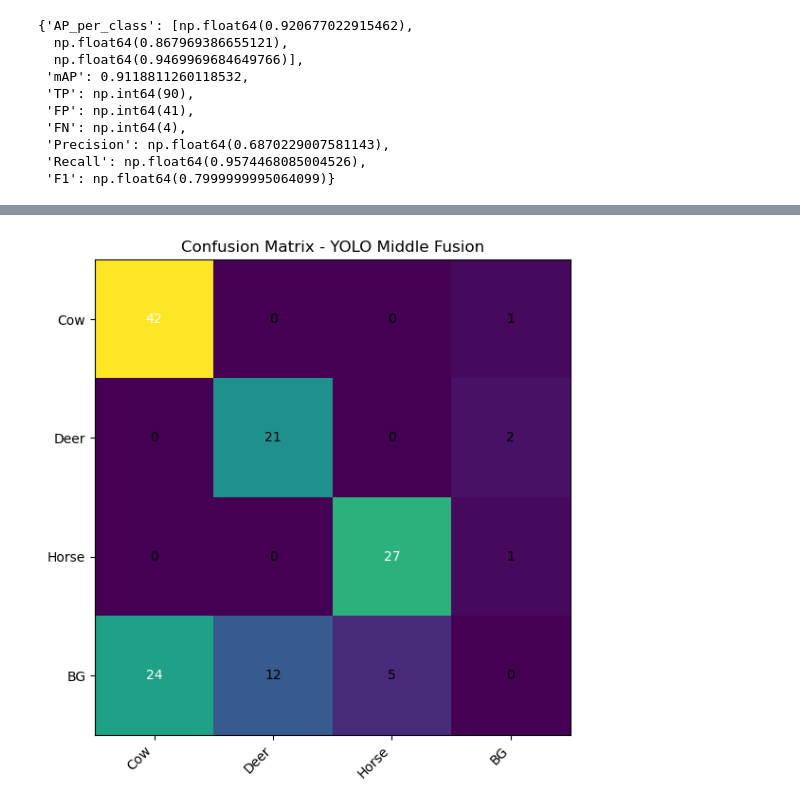
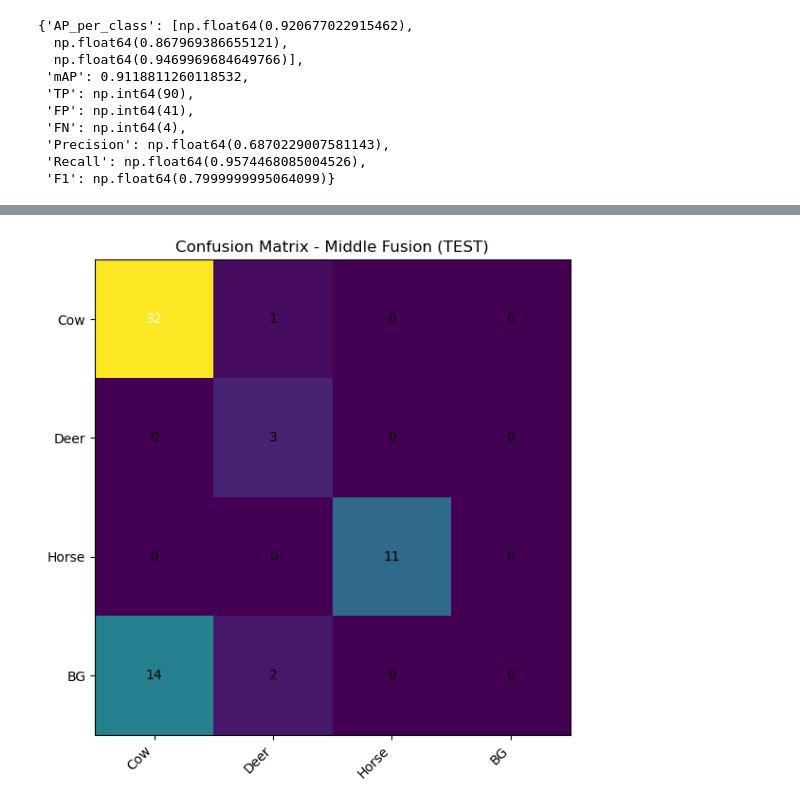
Before and after one commit to florzoffi/TP-Final-Vision, a Jupyter notebook: 5.YOLO-MIDDLE-F.ipynb, the cells around one changed output, grey strips where cells are left out. Cells and saved outputs as stored; diff of their text form; code cells hidden in the pictures.

```diff
--- a/5.YOLO-MIDDLE-F.ipynb
+++ b/5.YOLO-MIDDLE-F.ipynb
@@ -188,13 +211,16 @@ AP por clase: [np.float64(0.920677022915462), np.float64(0.867969386655121), np.
 # %%
-cm_mf = confusion_matrix_yolo(
-    pred_dir=PRED_MF_DIR,
-    gt_dir=GT_VAL_DIR,
+PRED_MF_TEST_DIR = ROOT / "runs" / "middle_fusion" / "preds_test"
+GT_TEST_DIR      = ROOT / "data" / "format_rgb" / "labels" / "test"
+
+cm_mf_test = confusion_matrix_yolo(
+    pred_dir=PRED_MF_TEST_DIR,
+    gt_dir=GT_TEST_DIR,
     num_classes=NUM_CLASSES,
     iou_threshold=0.5,
 )
 
-labels_cm = CLASS_LABELS + ["BG"]  # BG = background
+labels_cm = CLASS_LABELS + ["BG"]
 
-plot_confusion_matrix(cm_mf, labels_cm, title="Confusion Matrix - YOLO Middle Fusion")
+plot_confusion_matrix(cm_mf_test, labels_cm, title="Confusion Matrix - Middle Fusion (TEST)")
 # %% [output]
-[figure, old version]
+[figure, new version]
```
Also changed, not shown: parts of 12 cells of this notebook, 16 other files.
